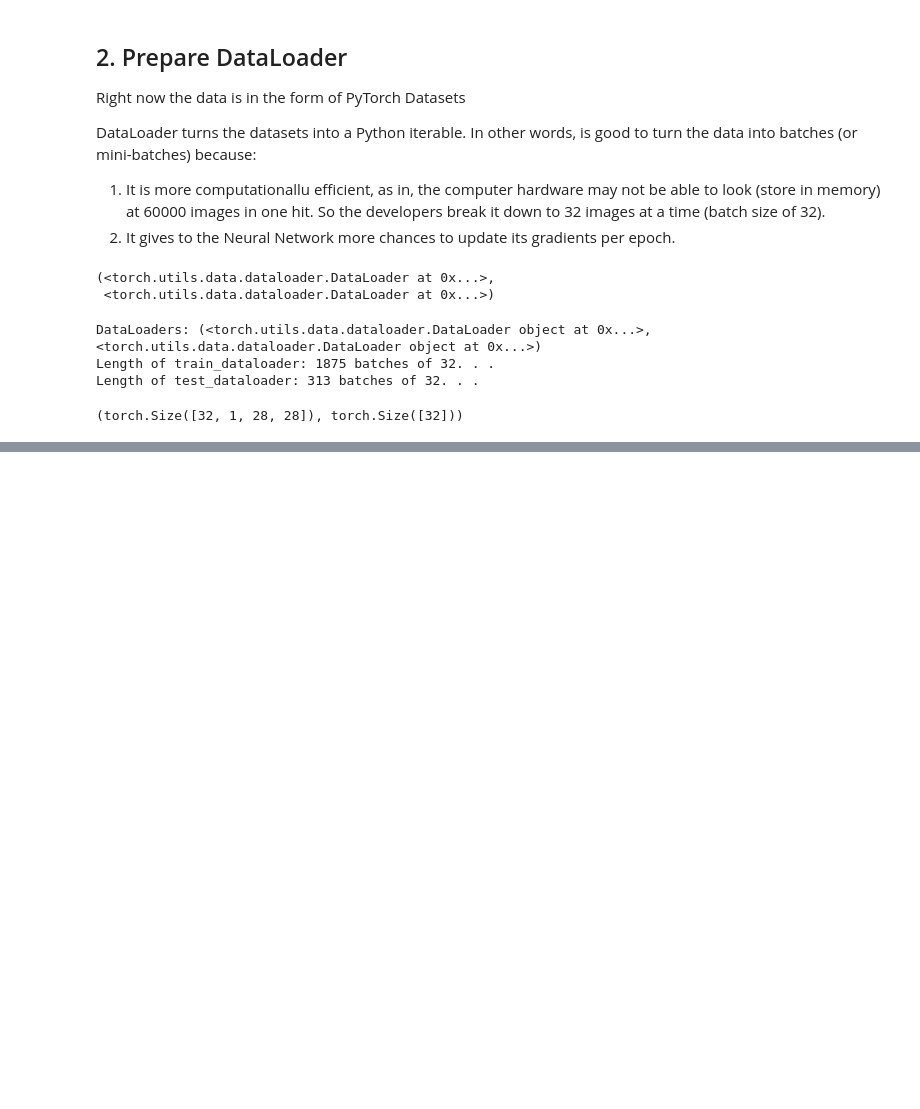
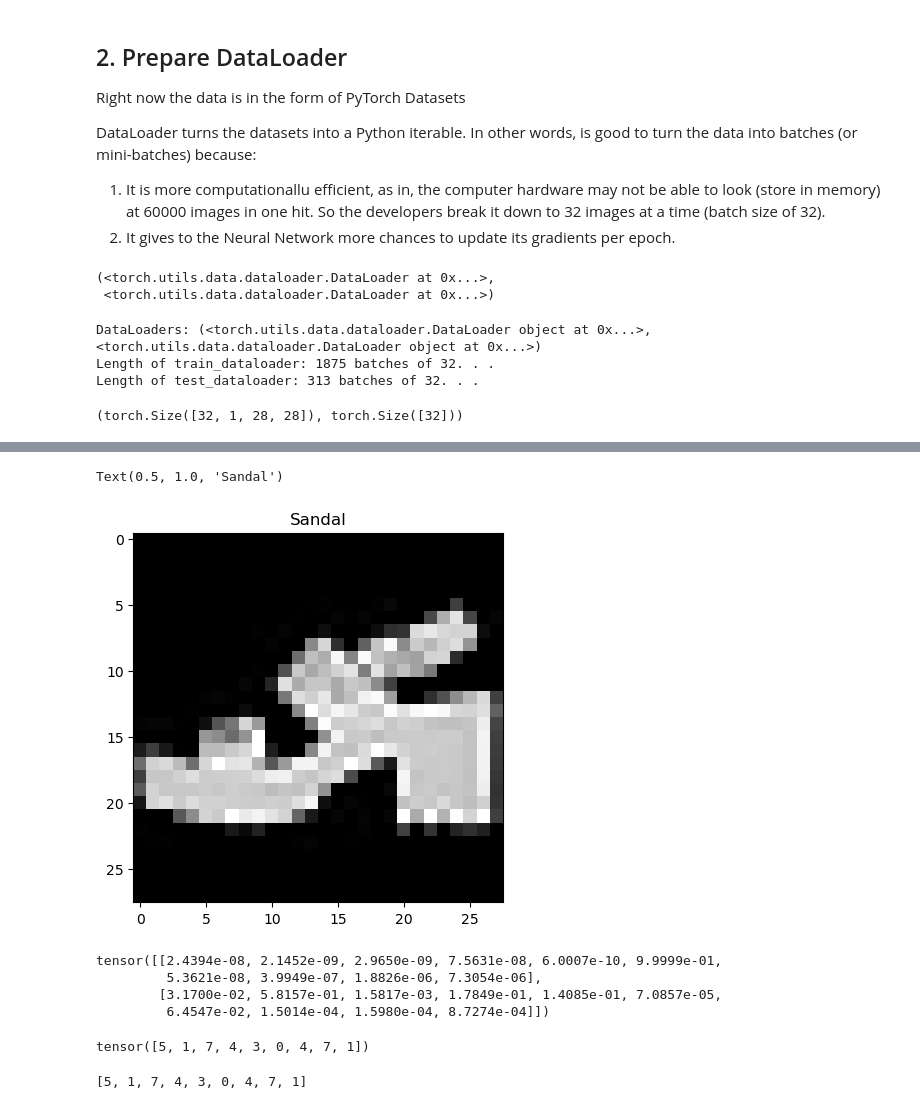
Before and after one commit to GuilhermeAsura/AI_Models_Learning, a Jupyter notebook: PyTorch_study/03_PyTorch_Computer_Vision.ipynb, the cells around one changed output, grey strips where cells are left out. Saved outputs shown, nothing was run; the diff lists cells and outputs as text; code cells hidden in the pictures; blank space fills up the shorter version.

```diff
--- a/PyTorch_study/03_PyTorch_Computer_Vision.ipynb
+++ b/PyTorch_study/03_PyTorch_Computer_Vision.ipynb
@@ -248,0 +1085,28 @@ Label: 7, label size: torch.Size([])
+# %%
+plt.imshow(test_samples[0].squeeze(), cmap="gray")
+plt.title(class_names[test_labels[0]])
+# %% [output]
+Text(0.5, 1.0, 'Sandal')
+[figure, added]
+# %%
+# Prediction
+pred_probs = make_predictions(model=model_2,
+                             data=test_samples)
+
+#  View first two prediction probabilities
+pred_probs[:2]
+# %% [output]
+tensor([[2.4394e-08, 2.1452e-09, 2.9650e-09, 7.5631e-08, 6.0007e-10, 9.9999e-01,
+         5.3621e-08, 3.9949e-07, 1.8826e-06, 7.3054e-06],
+        [3.1700e-02, 5.8157e-01, 1.5817e-03, 1.7849e-01, 1.4085e-01, 7.0857e-05,
+         6.4547e-02, 1.5014e-04, 1.5980e-04, 8.7274e-04]])
+# %%
+#  Converting pred probs to labels
+pred_classes = pred_probs.argmax(dim=1)
+pred_classes
+# %% [output]
+tensor([5, 1, 7, 4, 3, 0, 4, 7, 1])
+# %%
+test_labels
+# %% [output]
+[5, 1, 7, 4, 3, 0, 4, 7, 1]
```
Also changed, not shown: parts of 71 cells of this notebook, 1 other file.
